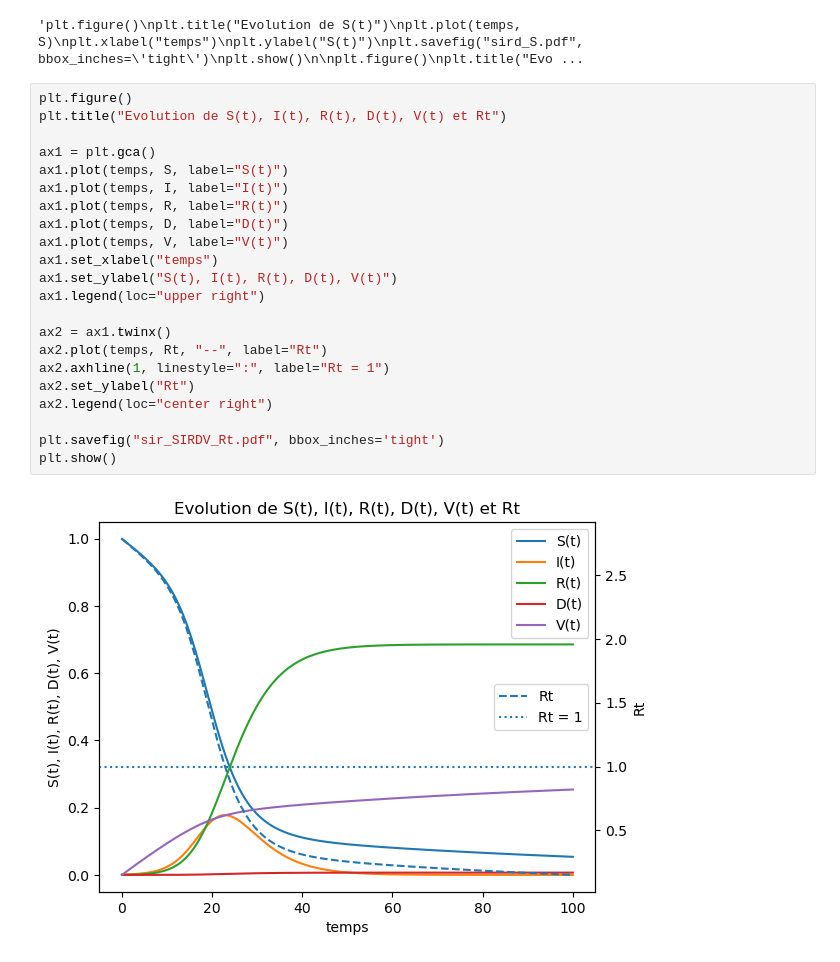
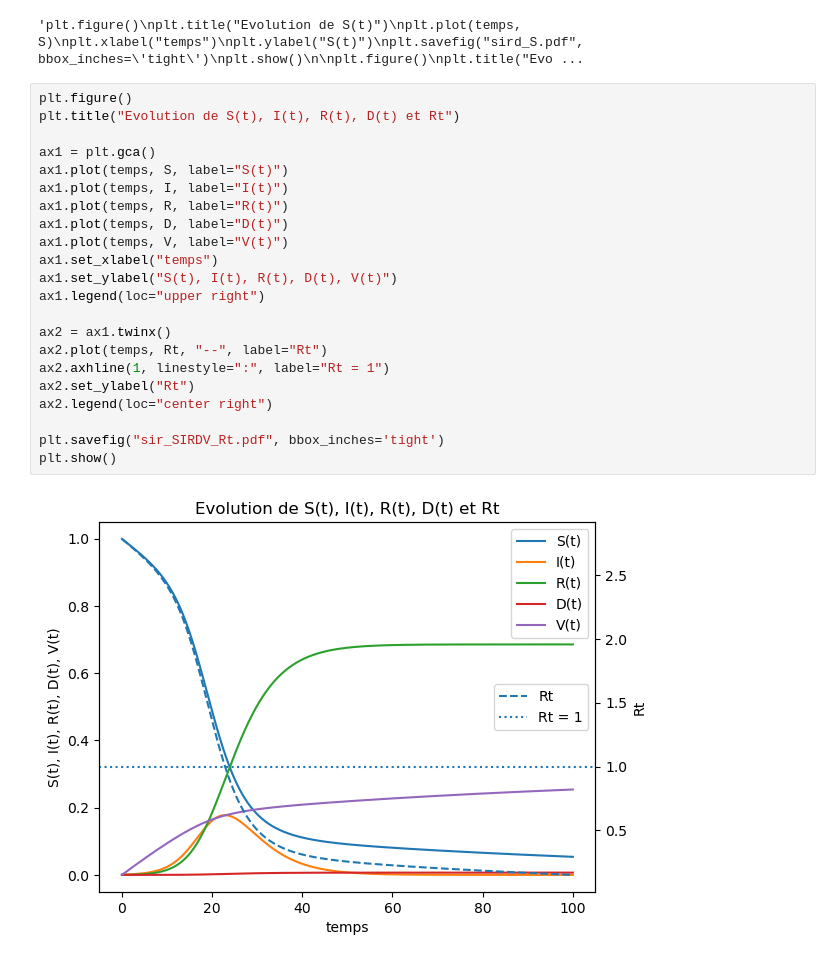
Before and after one commit to hjvictor/SIR_model, a Jupyter notebook: Compartiments.ipynb, the cells around one changed output. Saved outputs shown, nothing was run; the diff lists cells and outputs as text.

```diff
--- a/Compartiments.ipynb
+++ b/Compartiments.ipynb
@@ -379,25 +454,25 @@ plt.show()
 'plt.figure()\nplt.title("Evolution de S(t)")\nplt.plot(temps, S)\nplt.xlabel("temps")\nplt.ylabel("S(t)")\nplt.savefig("sird_S.pdf", bbox_inches=\'tight\')\nplt.show()\n\nplt.figure()\nplt.title("Evo ...
 # %%
 plt.figure()
-plt.title("Evolution de S(t), I(t), R(t), D(t), V(t) et Rt")
+plt.title("Evolution de S(t), I(t), R(t), D(t) et Rt")
 
 ax1 = plt.gca()
 ax1.plot(temps, S, label="S(t)")
 ax1.plot(temps, I, label="I(t)")
 ax1.plot(temps, R, label="R(t)")
 ax1.plot(temps, D, label="D(t)")
 ax1.plot(temps, V, label="V(t)")
 ax1.set_xlabel("temps")
 ax1.set_ylabel("S(t), I(t), R(t), D(t), V(t)")
 ax1.legend(loc="upper right")
 
 ax2 = ax1.twinx()
 ax2.plot(temps, Rt, "--", label="Rt")
 ax2.axhline(1, linestyle=":", label="Rt = 1")
 ax2.set_ylabel("Rt")
 ax2.legend(loc="center right")
 
 plt.savefig("sir_SIRDV_Rt.pdf", bbox_inches='tight')
 plt.show()
 # %% [output]
-[figure, old version]
+[figure, new version]
```
Also changed, not shown: parts of 1 cell of this notebook, 13 other files.
